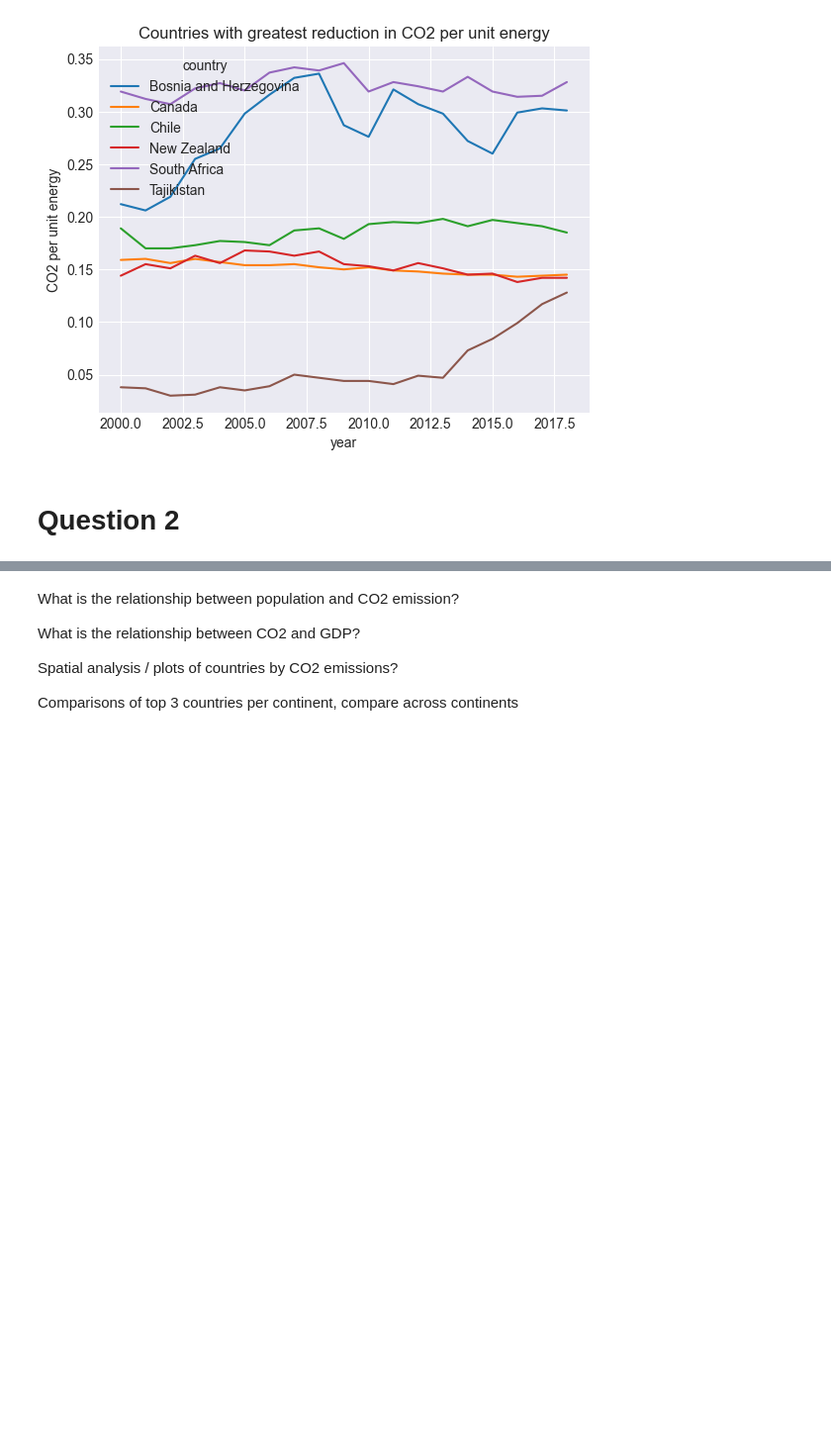
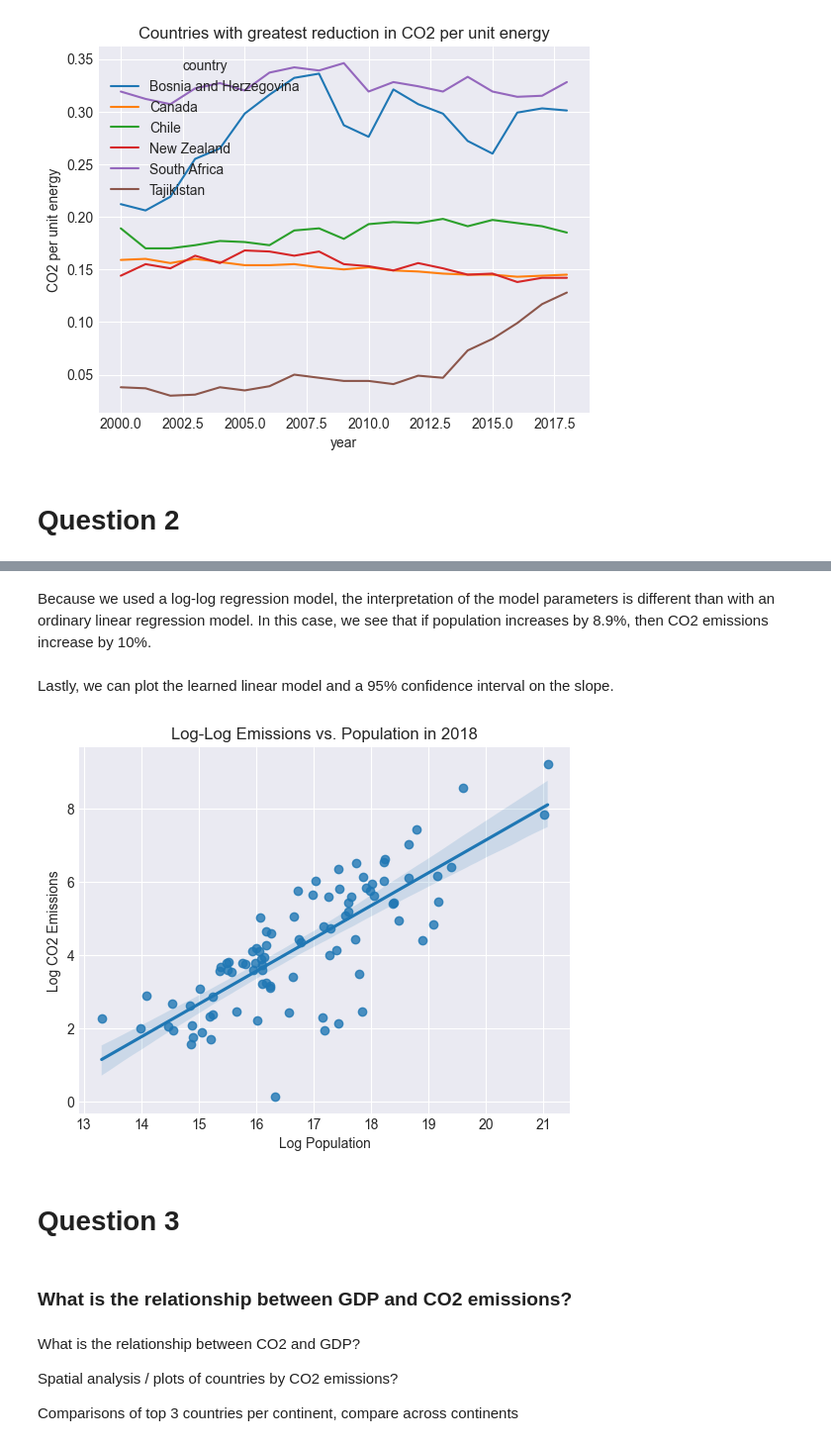
Before and after one commit to haruiz/STAT650-midterm, a Jupyter notebook: midterm_analysis.ipynb, the cells around one changed output, grey strips where cells are left out. Shown at 99% size. Saved outputs shown, nothing was run; the diff lists cells and outputs as text; code cells hidden in the pictures; blank space fills up the shorter version.

```diff
--- a/midterm_analysis.ipynb
+++ b/midterm_analysis.ipynb
@@ -392,6 +399,21 @@ plt.show()
+# %% [markdown]
+Because we used a log-log regression model, the interpretation of the model parameters is different than with an ordinary linear regression model. In this case, we see that if population increases by 8.9%, then CO2 emissions increase by 10%.
+# %% [markdown]
+Lastly, we can plot the learned linear model and a 95% confidence interval on the slope.
+# %%
+sns.regplot(data=data_2018_loglog, x='population', y='co2')
+plt.xlabel("Log Population")
+plt.ylabel("Log CO2 Emissions")
+plt.title("Log-Log Emissions vs. Population in 2018")
+plt.savefig('loglog_population_emissions_2018.png')
+plt.show()
+# %% [output]
+[figure, added]
+# %% [markdown]
+# Question 3
+# %% [markdown]
+### What is the relationship between GDP and CO2 emissions?
 # %% [markdown]
-What is the relationship between population and CO2 emission?
-
 What is the relationship between CO2 and GDP?
 
 Spatial analysis / plots of countries by CO2 emissions?
```
Also changed, not shown: parts of 18 cells of this notebook.
